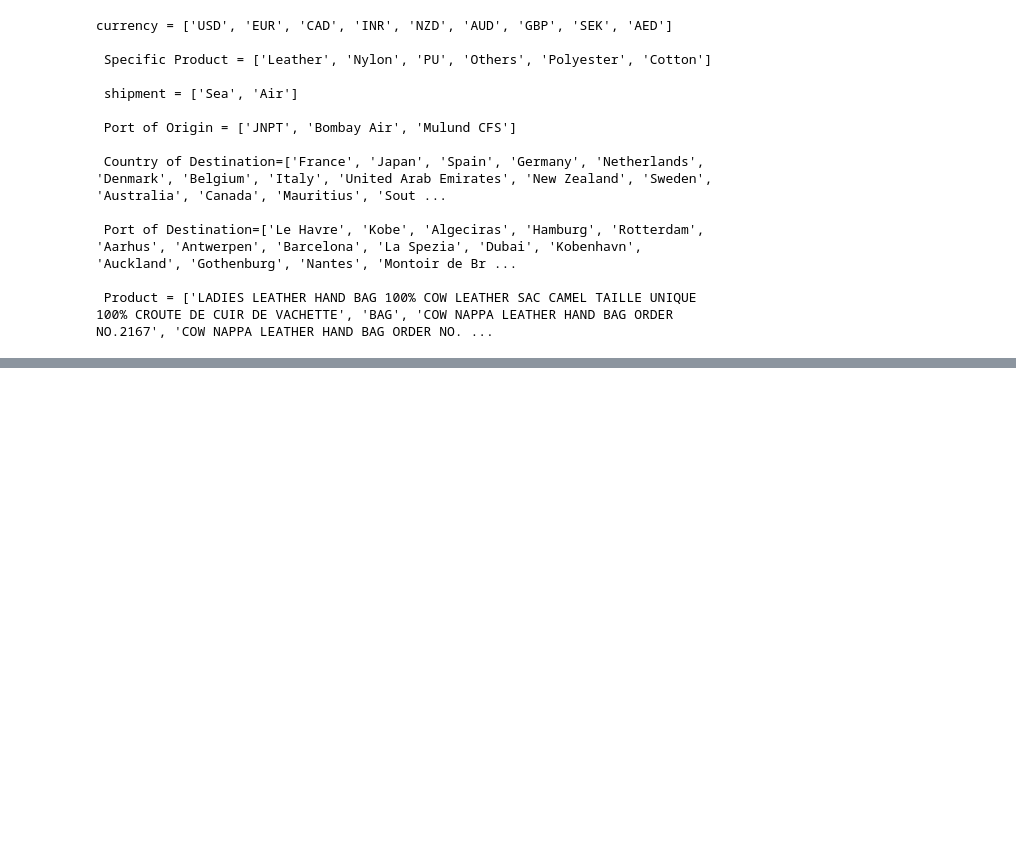
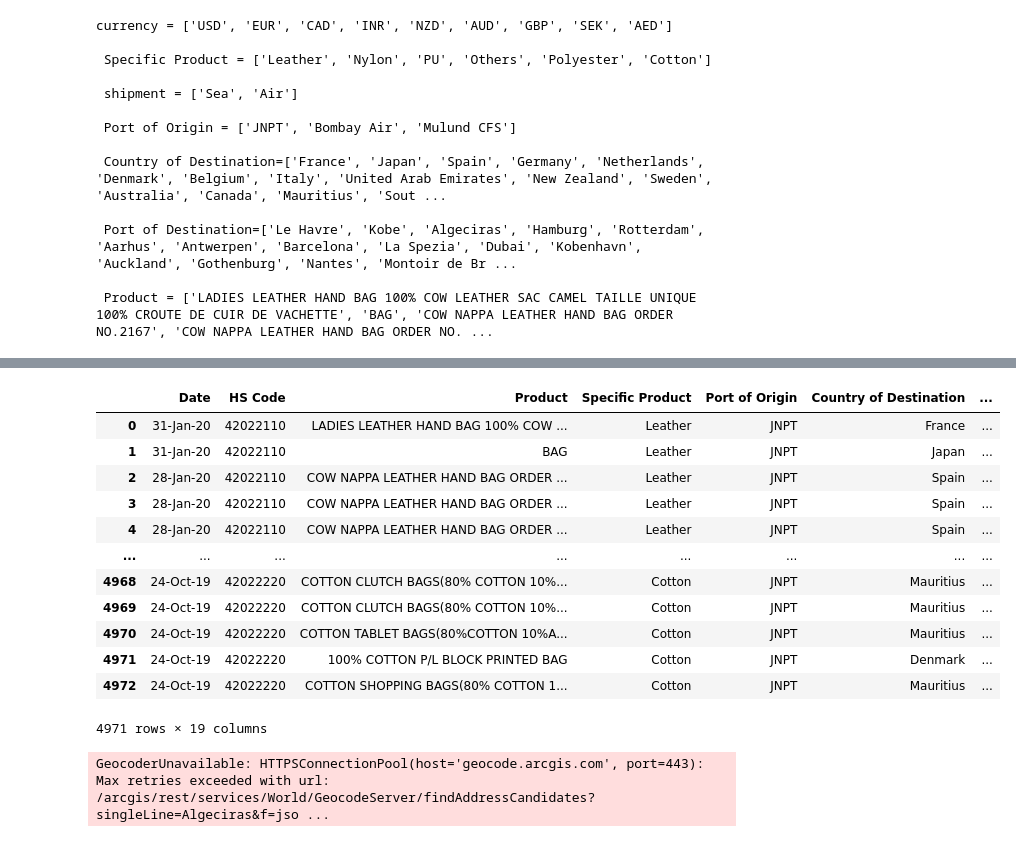
Before and after one commit to reuben21/A-Study-On-The-Insights-Data-Set, a Jupyter notebook: Machine Learning Code Solved/section1_4final.ipynb, the cells around one changed output, grey strips where cells are left out. Saved outputs shown, nothing was run; the diff lists cells and outputs as text; code cells hidden in the pictures; blank space fills up the shorter version.

```diff
--- a/Machine Learning Code Solved/section1_4final.ipynb
+++ b/Machine Learning Code Solved/section1_4final.ipynb
@@ -101,0 +134,16 @@ currency = ['USD', 'EUR', 'CAD', 'INR', 'NZD', 'AUD', 'GBP', 'SEK', 'AED']
+# %%
+df
+# %% [output]
+|  | Date | HS Code | Product | Specific Product | Port of Origin | Country of Destination | ... |
+| 0 | 31-Jan-20 | 42022110 | LADIES LEATHER HAND BAG 100% COW ... | Leather | JNPT | France | ... |
+| 1 | 31-Jan-20 | 42022110 | BAG | Leather | JNPT | Japan | ... |
+| 2 | 28-Jan-20 | 42022110 | COW NAPPA LEATHER HAND BAG ORDER ... | Leather | JNPT | Spain | ... |
+| 3 | 28-Jan-20 | 42022110 | COW NAPPA LEATHER HAND BAG ORDER ... | Leather | JNPT | Spain | ... |
+| 4 | 28-Jan-20 | 42022110 | COW NAPPA LEATHER HAND BAG ORDER ... | Leather | JNPT | Spain | ... |
+| ... | ... | ... | ... | ... | ... | ... | ... |
+| 4968 | 24-Oct-19 | 42022220 | COTTON CLUTCH BAGS(80% COTTON 10%... | Cotton | JNPT | Mauritius | ... |
+| 4969 | 24-Oct-19 | 42022220 | COTTON CLUTCH BAGS(80% COTTON 10%... | Cotton | JNPT | Mauritius | ... |
+| 4970 | 24-Oct-19 | 42022220 | COTTON TABLET BAGS(80%COTTON 10%A... | Cotton | JNPT | Mauritius | ... |
+| 4971 | 24-Oct-19 | 42022220 | 100% COTTON P/L BLOCK PRINTED BAG | Cotton | JNPT | Denmark | ... |
+| 4972 | 24-Oct-19 | 42022220 | COTTON SHOPPING BAGS(80% COTTON 1... | Cotton | JNPT | Mauritius | ... |
+4971 rows × 19 columns
@@ -101,0 +158,4 @@ currency = ['USD', 'EUR', 'CAD', 'INR', 'NZD', 'AUD', 'GBP', 'SEK', 'AED']
+# %%
+df_small["coordinates"]=df_small["Port of Destination"].apply(gc.geocode)
+# %% [output]
+GeocoderUnavailable: HTTPSConnectionPool(host='geocode.arcgis.com', port=443): Max retries exceeded with url: /arcgis/rest/services/World/GeocodeServer/findAddressCandidates?singleLine=Algeciras&f=jso ...
```
Also changed, not shown: parts of 9 cells of this notebook, 3 other files.
